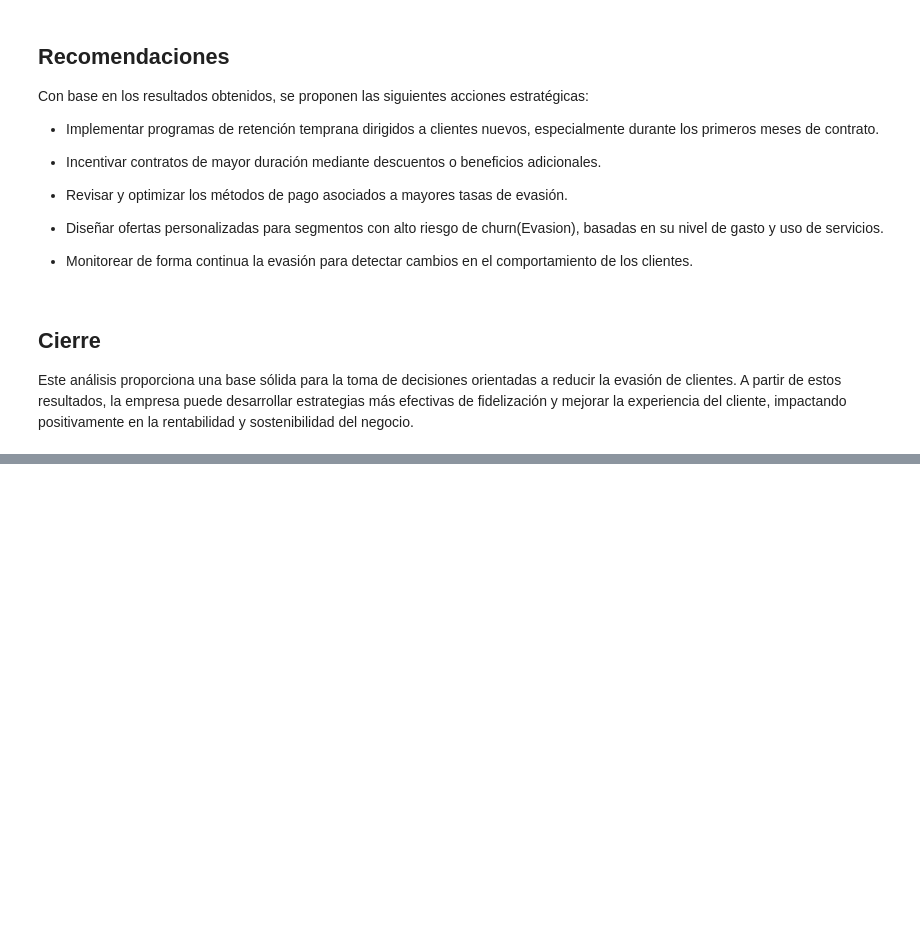
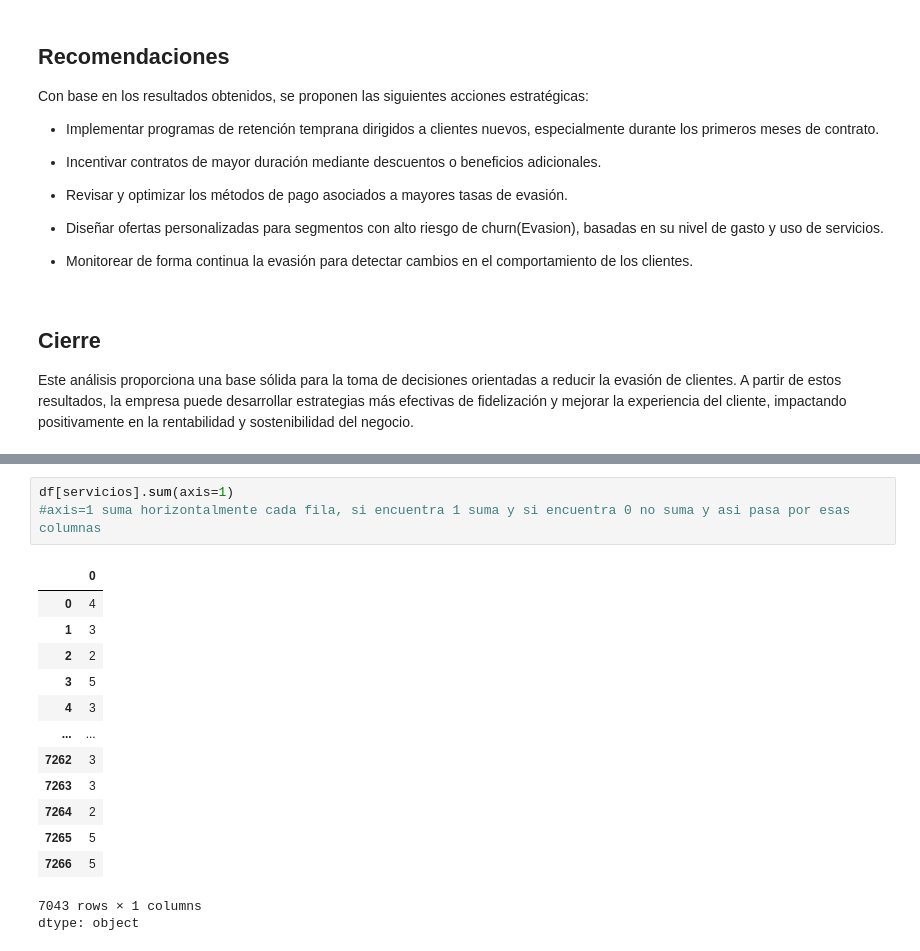
Before and after one commit to yaramirezte/TelecomX_LATAM, a Jupyter notebook: TelecomX_LATAM.ipynb, the cells around one changed output, grey strips where cells are left out. Saved outputs shown, nothing was run; the diff lists cells and outputs as text; blank space fills up the shorter version.

```diff
--- a/TelecomX_LATAM.ipynb
+++ b/TelecomX_LATAM.ipynb
@@ -970,0 +1016,18 @@ Este análisis proporciona una base sólida para la toma de decisiones orientada
+# %%
+df[servicios].sum(axis=1)
+#axis=1 suma horizontalmente cada fila, si encuentra 1 suma y si encuentra 0 no suma y asi pasa por esas columnas
+# %% [output]
+|  | 0 |
+| 0 | 4 |
+| 1 | 3 |
+| 2 | 2 |
+| 3 | 5 |
+| 4 | 3 |
+| ... | ... |
+| 7262 | 3 |
+| 7263 | 3 |
+| 7264 | 2 |
+| 7265 | 5 |
+| 7266 | 5 |
+7043 rows × 1 columns
+dtype: object
```
Also changed, not shown: parts of 10 cells of this notebook.
